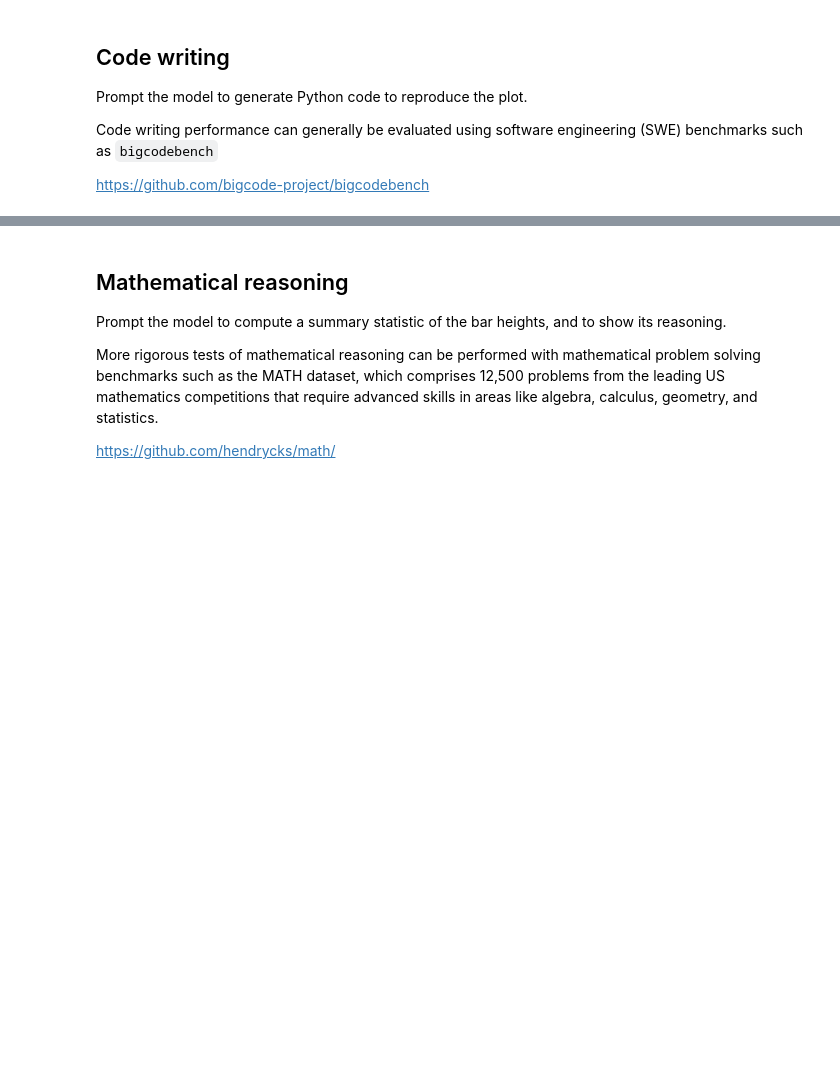
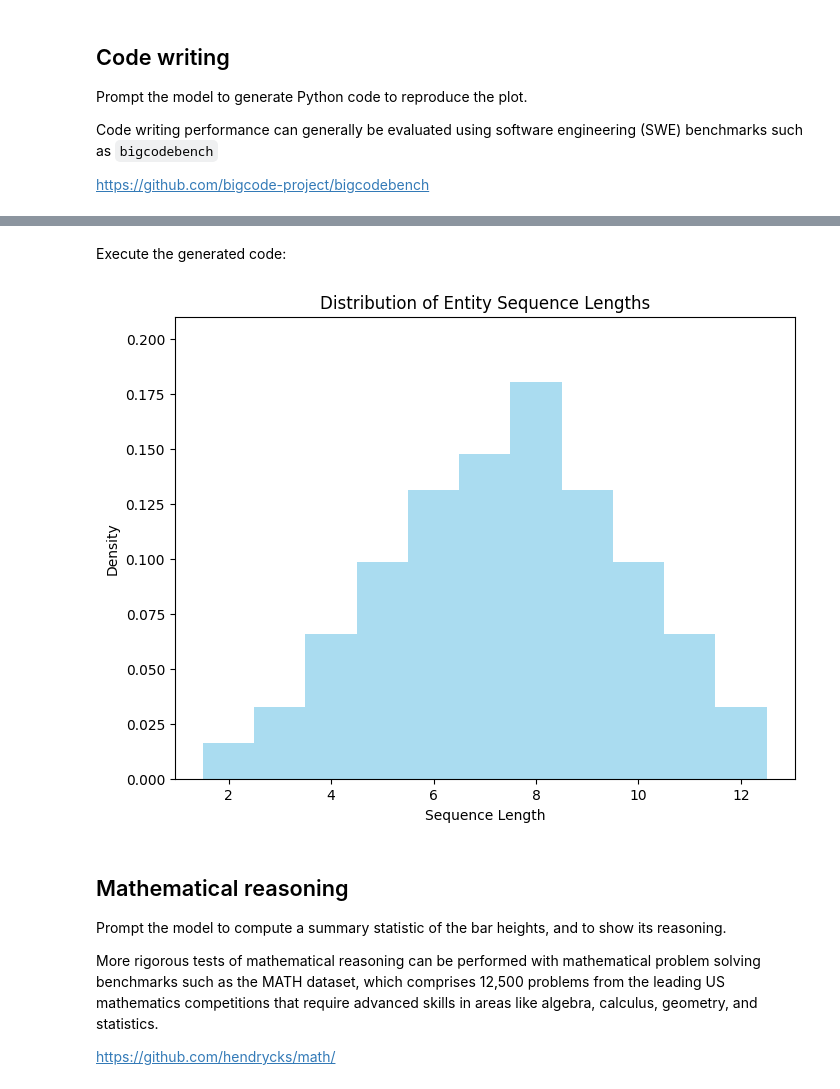
Before and after one commit to terence-lim/data-science-notebooks, a Jupyter notebook: 7.3_llm_prompting.ipynb, the cells around one changed output, grey strips where cells are left out. Cells and saved outputs as stored; diff of their text form; code cells hidden in the pictures; blank space fills up the shorter version.

Commit message:
exec code

````diff
--- a/7.3_llm_prompting.ipynb
+++ b/7.3_llm_prompting.ipynb
@@ -485,3 +485,11 @@ This revised code will produce a histogram that closely matches the one in the p
+# %% [markdown]
+Execute the generated code:
+# %%
+import re
+code = re.findall(r"```python(.*?)```", coding['message']['content'], re.DOTALL)
+exec(code[0])
+# %% [output]
+[figure, added]
 # %% [markdown]
 ## Mathematical reasoning
 
````
Also changed, not shown: parts of 1 cell of this notebook.
